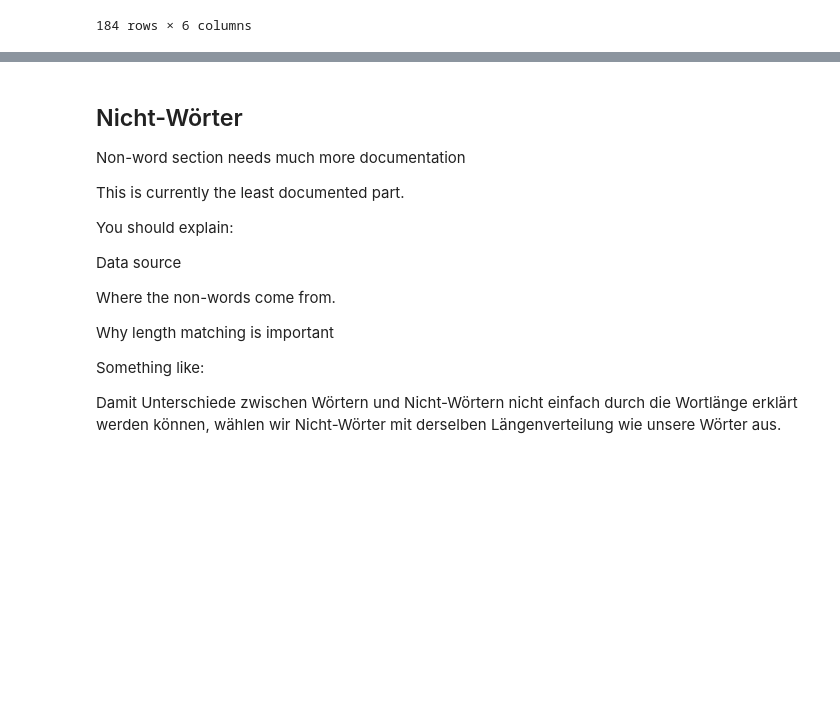
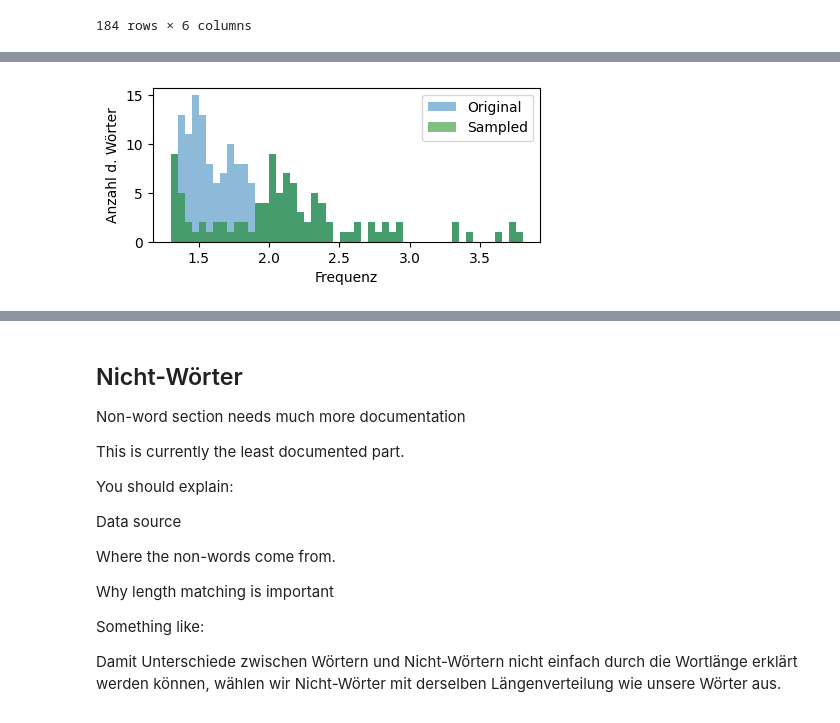
Before and after one commit to jasminorth/lang_emot_cognition, a Jupyter notebook: Dataset/dataset_creation.ipynb, the cells around one changed output, grey strips where cells are left out. Cells and saved outputs as stored; diff of their text form; code cells hidden in the pictures; blank space fills up the shorter version.

```diff
--- a/Dataset/dataset_creation.ipynb
+++ b/Dataset/dataset_creation.ipynb
@@ -711,17 +786,12 @@ sampled = pd.DataFrame(selected)
 # %%
-# histogram comparison
-
-import matplotlib.pyplot as plt
-
-plt.figure(figsize=(10, 5))
-
-plt.hist(df["freq"], bins=30, alpha=0.5, label="Original")
-plt.hist(sampled["freq"], bins=30, alpha=0.5, label="Sampled")
-
-plt.xlabel("Frequency")
-plt.ylabel("Number of words")
-plt.title("Frequency Distribution")
+# Vergleich vorher-nachher
+plt.figure(figsize=(5, 2))
+plt.hist(corrected_df["freq"], bins=50, alpha=0.5, label="Original")
+plt.hist(sampled["freq"], bins=50, alpha=0.5, label="Sampled", color = "green")
+plt.xlabel("Frequenz")
+plt.ylabel("Anzahl d. Wörter")
 plt.legend()
-
 plt.show()
+# %% [output]
+[figure, added]
 # %%
```
Also changed, not shown: parts of 18 cells of this notebook.
